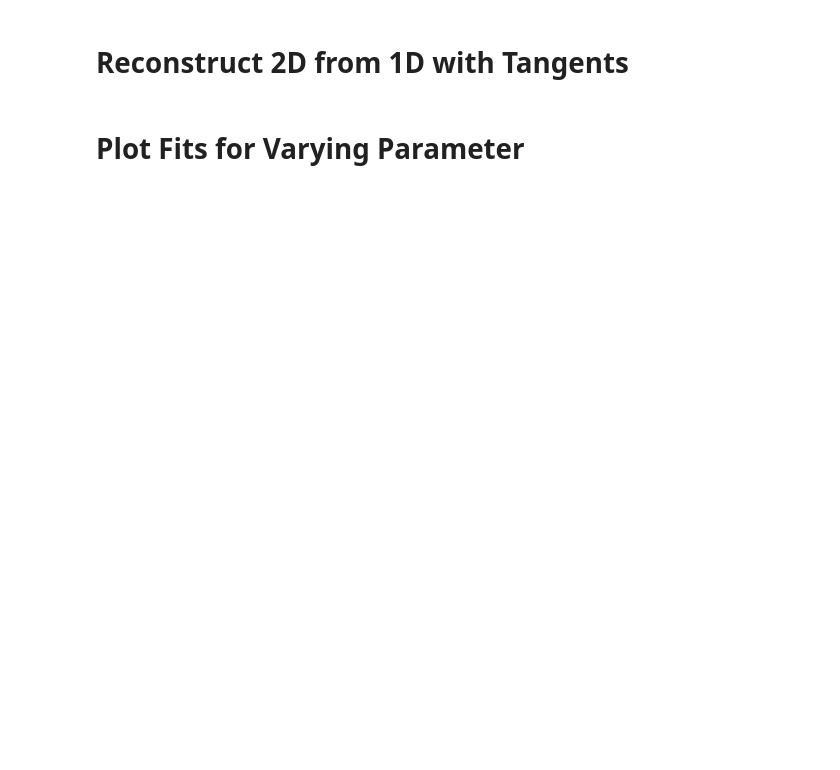
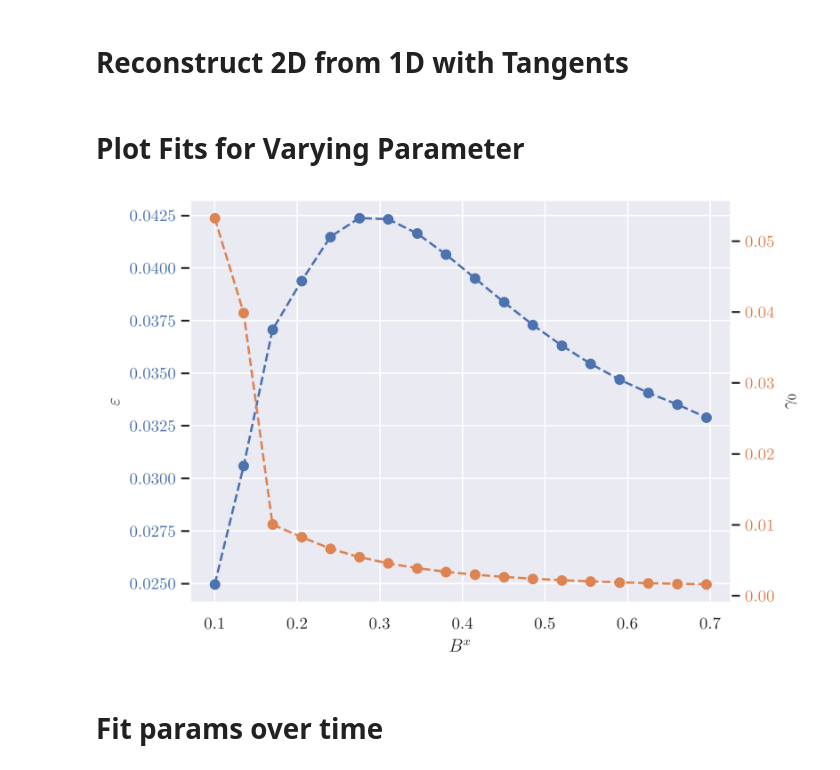
Before and after one commit to maromei/APFC, a Jupyter notebook: src/plots.ipynb, the cells around one changed output. Cells and saved outputs as stored; diff of their text form; code cells hidden in the pictures; blank space fills up the shorter version.

```diff
--- a/src/plots.ipynb
+++ b/src/plots.ipynb
@@ -454 +501,60 @@ plt.show()
+# %%
+sim_path = sim_paths[sim_path_i]
+remove_out_lier_i = remove_out_lier_is[sim_path_i]
+
+sim_path = utils.make_path_arg_absolute(sim_path)
+config = utils.get_config(sim_path)
+
+vary_param = config["varyParam"]
+vary_dir = f"{sim_path}/{config['varyParam']}"
+
+vary_values = utils.read_vary_vals_from_dir(vary_dir, vary_param)
+
+fit_values = pd.DataFrame(
+    columns=["eps", "gamma0"], index=range(vary_values.shape[0])
+)
+
+for vary_i, vary_val in enumerate(vary_values):
+
+    vary_sim_dir = f"{vary_dir}/{utils.get_vary_val_dir_name(vary_val)}"
+    df_fits = pd.read_csv(f"{vary_sim_dir}/evaluate/fits.csv", index_col=0)
+
+    fit_i = sim_i
+    if fit_i < 0:
+        fit_i = df_fits.shape[0] - np.abs(fit_i)
+
+    fit_values.loc[vary_i, "eps"] = df_fits.loc[fit_i, "eps"]
+    fit_values.loc[vary_i, "gamma0"] = df_fits.loc[fit_i, "gamma0"]
+
+plt_eps =fit_values["eps"].to_numpy()
+plt_gamma0 = fit_values["gamma0"].to_numpy()
+
+if remove_out_lier_i is not None:
+    vary_values = np.delete(vary_values, remove_out_lier_i)
+    plt_eps = np.delete(plt_eps, remove_out_lier_i)
+    plt_gamma0 = np.delete(plt_gamma0, remove_out_lier_i)
+
+fig = plt.figure()
+
+ax_eps = plt.subplot(111)
+ax_eps.plot(vary_values, plt_eps, color=eps_color, linestyle=ls, marker=marker)
+ax_eps.set_ylabel("$\\varepsilon$")
+ax_eps.tick_params(axis="y", labelcolor=eps_color)
+
+ax_gamma0 = ax_eps.twinx()
+ax_gamma0.plot(vary_values, plt_gamma0, color=gamma0_color, linestyle=ls, marker=marker)
+ax_gamma0.set_ylabel("$\\gamma_0$")
+ax_gamma0.grid(visible=None)
+ax_gamma0.tick_params(axis="y", labelcolor=gamma0_color)
+
+if x_axis_texts[sim_path_i] is None:
+    ax_eps.set_xlabel(config["varyParam"])
+else:
+    ax_eps.set_xlabel(x_axis_texts[sim_path_i])
+
+plt.show()
+# %% [output]
+[figure, added]
+# %% [markdown]
+# Fit params over time
 # %%
```
Also changed, not shown: parts of 15 cells of this notebook, 15 other files.
